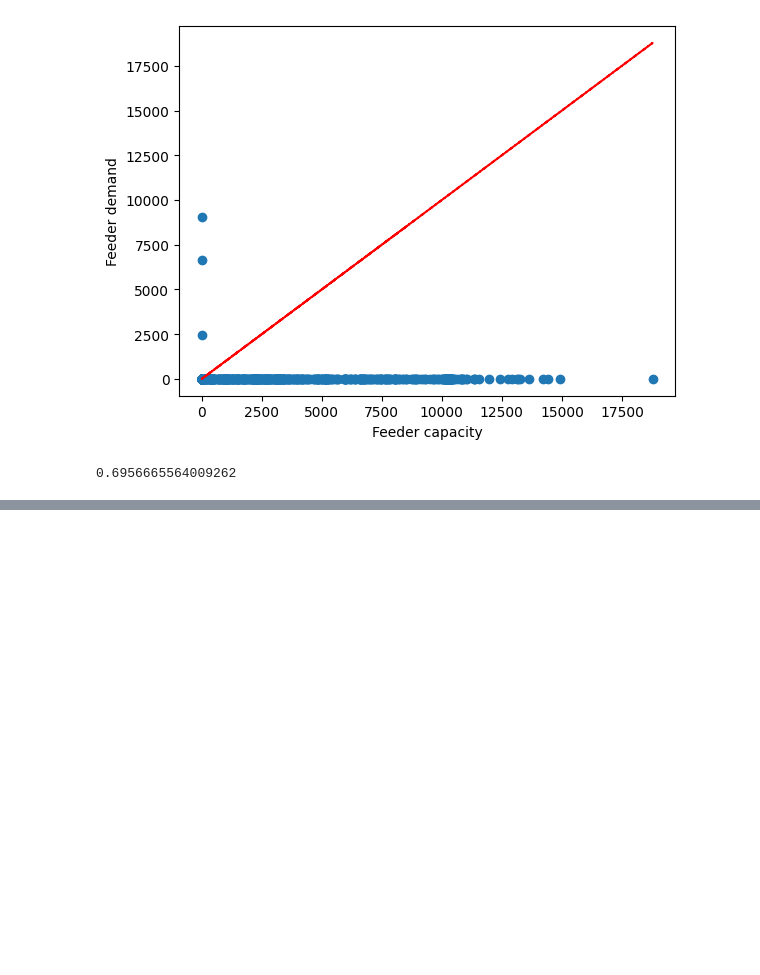
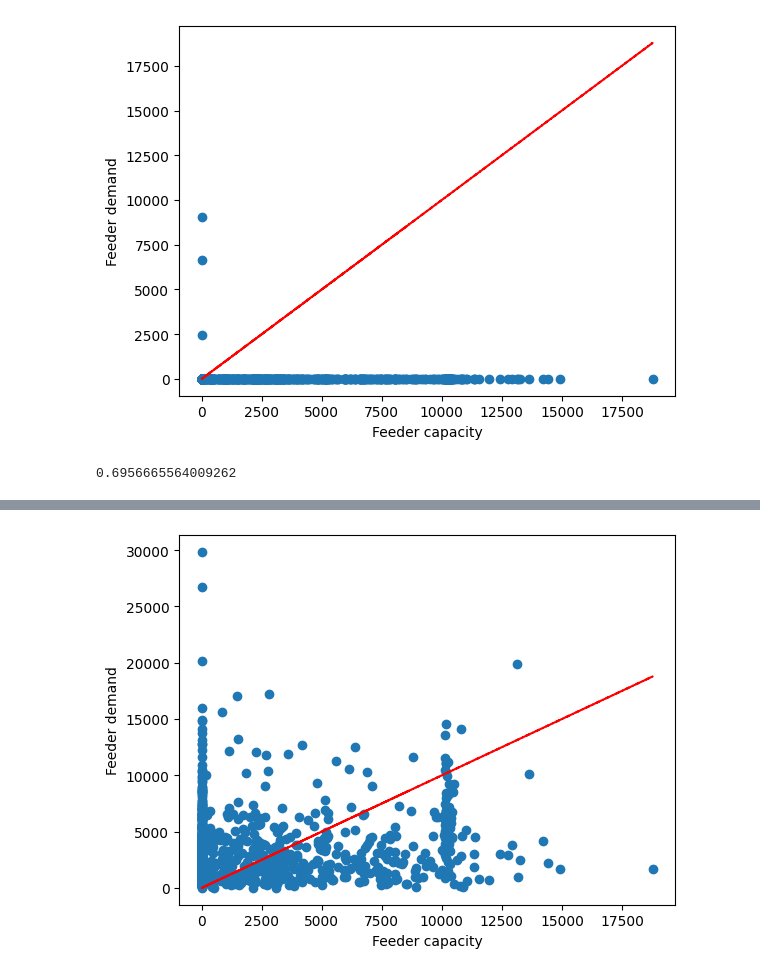
Before and after one commit to lazlop/OptimalChargerPlacement, a Jupyter notebook: notebooks/optimization-data-exploration.ipynb, the cells around one changed output, grey strips where cells are left out. Saved outputs shown, nothing was run; the diff lists cells and outputs as text; code cells hidden in the pictures; blank space fills up the shorter version.

Commit message:
deciding how to fake data for feeder node mapping

```diff
--- a/notebooks/optimization-data-exploration.ipynb
+++ b/notebooks/optimization-data-exploration.ipynb
@@ -323,0 +272,35 @@ Name: feeder_id, Length: 1969, dtype: object
+# %%
+from random import random, sample
+from matplotlib import pyplot as plt
+feeder_capacity_lst = []
+feeder_demand_lst = []
+unmeasured_feeders = 0
+new_proportions = {}
+for feeder, proportion in ev.feeder_node_proportion.items():
+    if feeder not in ev.feeder_capacity.keys():
+        unmeasured_feeders += 1
+        continue
+    feeder_demand = 0
+    feeder_capacity = ev.feeder_capacity[feeder]
+    for k, v in proportion.items():
+        if k not in ev.node_demand.keys():
+            k = sample(list(ev.node_demand.keys()), 1)[0]
+        feeder_demand += ev.node_demand[k] * v
+
+    # for plotting
+    feeder_capacity_lst.append(feeder_capacity)
+    feeder_demand_lst.append(feeder_demand)
+
+    # if feeder_demand > feeder_capacity:
+    #     print(f"Feeder {feeder} is overloaded!")
+    #     print(f"Feeder {feeder} demand: {feeder_demand}")
+    #     print(f"Feeder {feeder} capacity: {feeder_capacity}")
+
+plt.scatter(feeder_capacity_lst, feeder_demand_lst)
+# plot a diaganol line where we'll have overloaded feeders
+plt.plot(feeder_capacity_lst, feeder_capacity_lst, 'r--')
+plt.xlabel('Feeder capacity')
+plt.ylabel('Feeder demand')
+plt.show()
+# %% [output]
+[figure, added]
```
Also changed, not shown: parts of 9 cells of this notebook, 3 other files.
